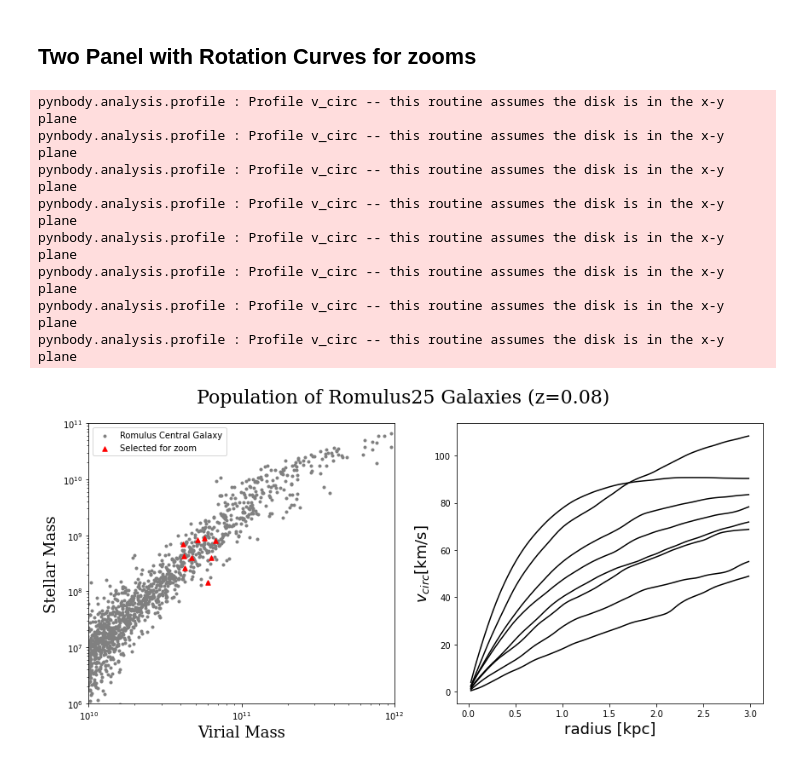
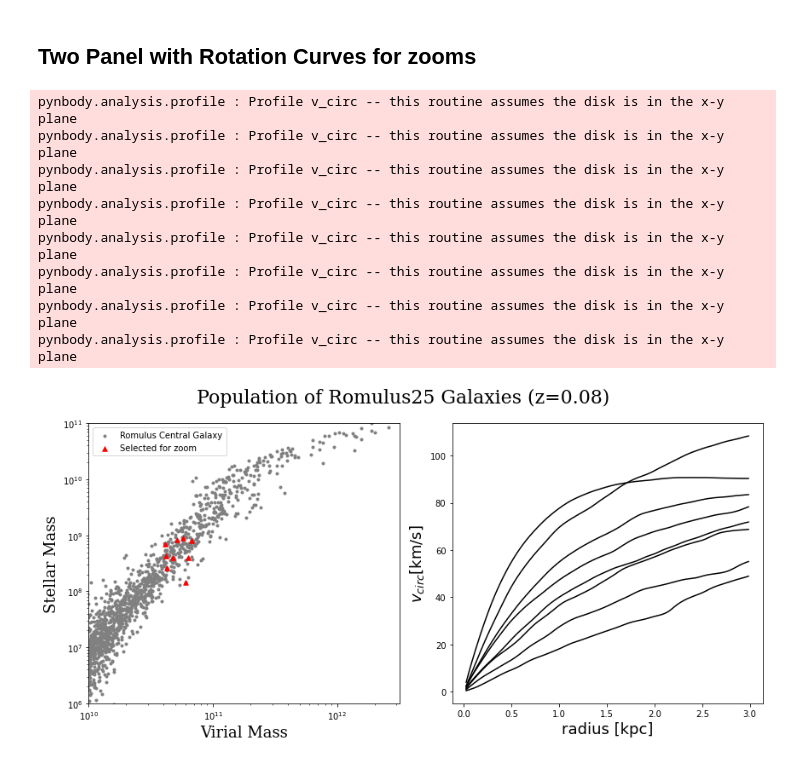
Before and after one commit to JosephWick/H1-merian, a Jupyter notebook: notebooks/PopulationFigure.ipynb, the cells around one changed output. Saved outputs shown, nothing was run; the diff lists cells and outputs as text; code cells hidden in the pictures.

```diff
--- a/notebooks/PopulationFigure.ipynb
+++ b/notebooks/PopulationFigure.ipynb
@@ -126,7 +126,7 @@ axs[0].scatter(mvir_sel, mstar_sel, marker='^', c='red', s=30)
 axs[0].set_xscale('log')
 axs[0].set_yscale('log')
 
-axs[0].set_xlim([10**10.0, 10**12])
+axs[0].set_xlim([10**10.0, 10**12.5])
 axs[0].set_ylim([10**6, 10**11])
 
 plt.suptitle('Population of Romulus25 Galaxies (z=0.08)', fontsize=22, fontfamily='serif')
@@ -142,35 +142,36 @@ pmin = '0.01 kpc'
 pmax = '3 kpc'
 for hID in haloIDs:
     cdmPath, sidmPath, adiabaticPath = util.getfilepath(hID)
-    cdmFile = cdmPath
-    if str(hID)!='597':
-        cdmFile = cdmPath + '/r'+str(hID)+'.romulus25.3072g1HsbBH.004096'
+    cdmFile = cdmPath + '/r'+str(hID)+'.romulus25.3072g1HsbBH.004096'
+    #if str(hID=='597':
+     #   cdmFile = cdmpathh+'/r597.romulus25.3072g1HsbBH.004096'
+
 
     sCDM = pynbody.load(cdmFile)
     sCDM.physical_units()
     hCDM = sCDM.halos()[1]
 
     # center based on potential
     cen_pot_cdm = pynbody.analysis.halo.center(hCDM, mode='pot', retcen=True)
     sCDM['pos'] -= cen_pot_cdm
 
     pynbody.analysis.angmom.faceon(hCDM)
 
     pCDM  = pynbody.analysis.profile.Profile(hCDM,   rmin=pmin, rmax=pmax, type='lin')
     axs[1].plot(pCDM['rbins'],pCDM['v_circ'], c='k')
 
 axs[1].set_xlabel('radius [kpc]', fontsize=18)
 axs[1].set_ylabel(r'$v_{circ}$[km/s]', fontsize=18)
 
 plt.tight_layout()
 plt.savefig('../figures/popFig/popFig_2panel_z08.png')
 # %% [output]
 pynbody.analysis.profile : Profile v_circ -- this routine assumes the disk is in the x-y plane
 pynbody.analysis.profile : Profile v_circ -- this routine assumes the disk is in the x-y plane
 pynbody.analysis.profile : Profile v_circ -- this routine assumes the disk is in the x-y plane
 pynbody.analysis.profile : Profile v_circ -- this routine assumes the disk is in the x-y plane
 pynbody.analysis.profile : Profile v_circ -- this routine assumes the disk is in the x-y plane
 pynbody.analysis.profile : Profile v_circ -- this routine assumes the disk is in the x-y plane
 pynbody.analysis.profile : Profile v_circ -- this routine assumes the disk is in the x-y plane
 pynbody.analysis.profile : Profile v_circ -- this routine assumes the disk is in the x-y plane
-[figure, old version]
+[figure, new version]
```
Also changed, not shown: 4 other files.
